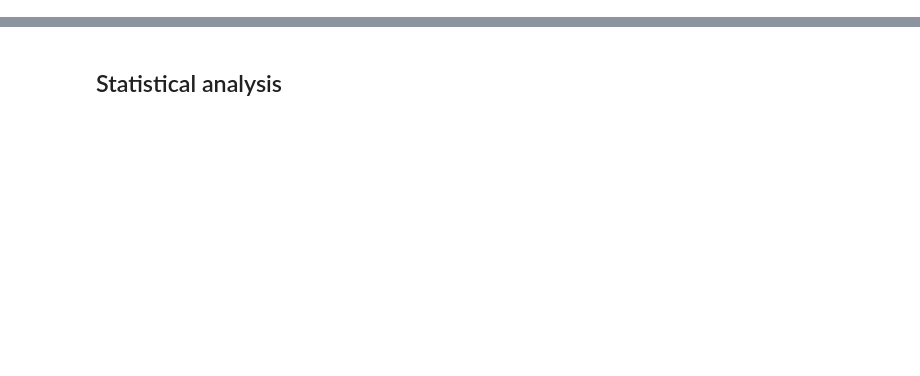
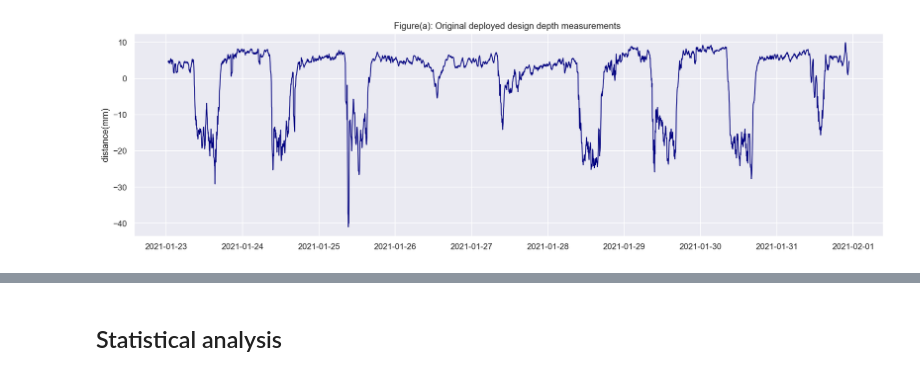
Before and after one commit to floodsense/housing_experiments, a Jupyter notebook: FloodSense_sensor_design_analysis.ipynb, the cells around one changed output, grey strips where cells are left out. Cells and saved outputs as stored; diff of their text form; code cells hidden in the pictures; blank space fills up the shorter version.

```diff
--- a/FloodSense_sensor_design_analysis.ipynb
+++ b/FloodSense_sensor_design_analysis.ipynb
@@ -19,0 +29,18 @@ Reading the data collected from four different sensor designs(shown below) into
+# %%
+# Loading different sensor housing designs data
+df_original = pd.read_csv('data/original_out_Feb10.csv')
+df_original.columns=['Time', 'original_distance']
+df_original["Time"] = pd.to_datetime(df_original["Time"], format = '%Y-%m-%d %H:%M:%S', errors ='coerce')
+df_original.set_index('Time', inplace=True)
+df_large = pd.read_csv('data/large_out_Feb10.csv')
+df_large.columns=['Time', 'large_distance']
+df_large["Time"] = pd.to_datetime(df_large["Time"], format = '%Y-%m-%d %H:%M:%S', errors ='coerce')
+df_large.set_index('Time', inplace=True)
+df_louvered = pd.read_csv('data/louvered_out_Feb10.csv')
+df_louvered.columns=['Time', 'louvered_distance']
+df_louvered["Time"] = pd.to_datetime(df_louvered["Time"], format = '%Y-%m-%d %H:%M:%S', errors ='coerce')
+df_louvered.set_index('Time', inplace=True)
+df_inside = pd.read_csv('data/inside_out_Feb10.csv')
+df_inside.columns=['Time', 'inside_distance']
+df_inside["Time"] = pd.to_datetime(df_inside["Time"], format = '%Y-%m-%d %H:%M:%S', errors ='coerce')
+df_inside.set_index('Time', inplace=True)
@@ -19,0 +68,10 @@ Reading the data collected from four different sensor designs(shown below) into
+# %%
+fig, (ax1) = plt.subplots(1,1)
+fig.set_size_inches(18, 5.00)
+start, end = '2021-01-22', '2021-01-31'
+ax1.plot(df.loc[start:end, 'original depth'].dropna().rolling(7).mean(), linestyle='-', linewidth=1.2, color='navy')
+ax1.set_title('Figure(a): Original deployed design depth measurements ')
+ax1.set_ylabel('distance(mm)')
+plt.show()
+# %% [output]
+[figure, added]
```
Also changed, not shown: parts of 53 cells of this notebook, 9 other files.
